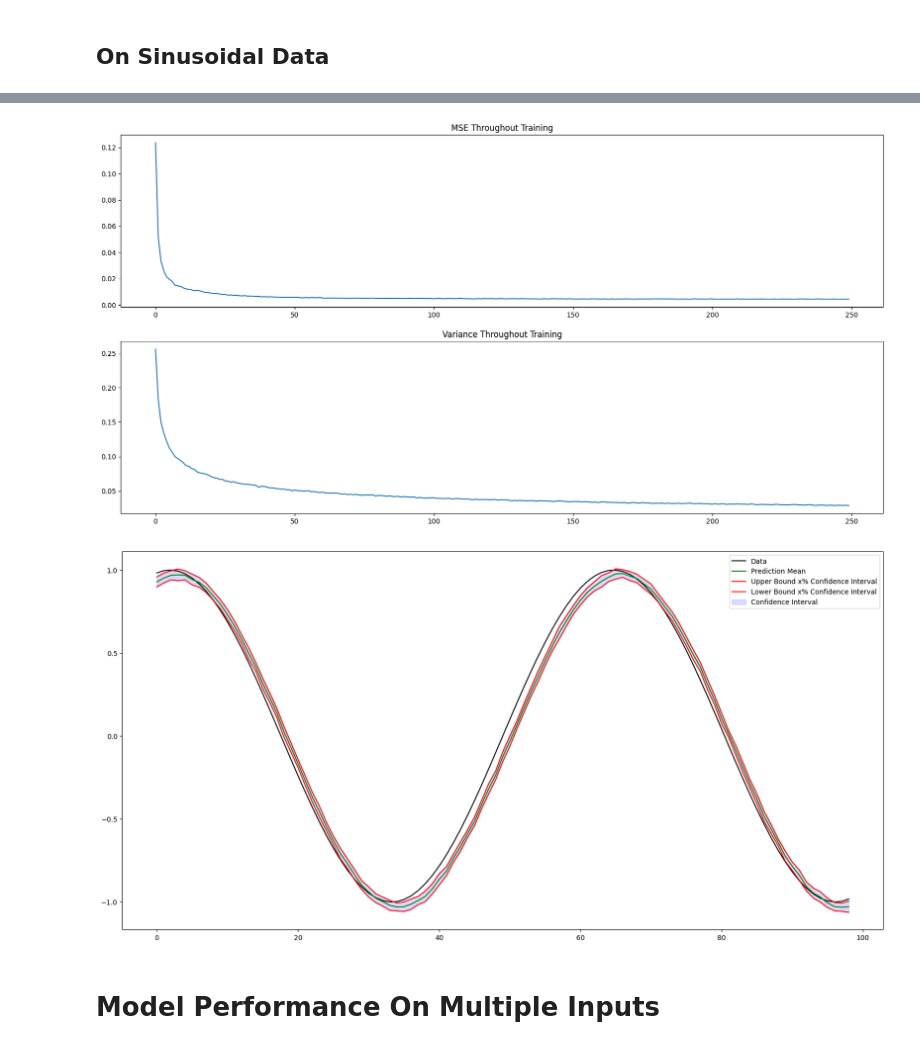
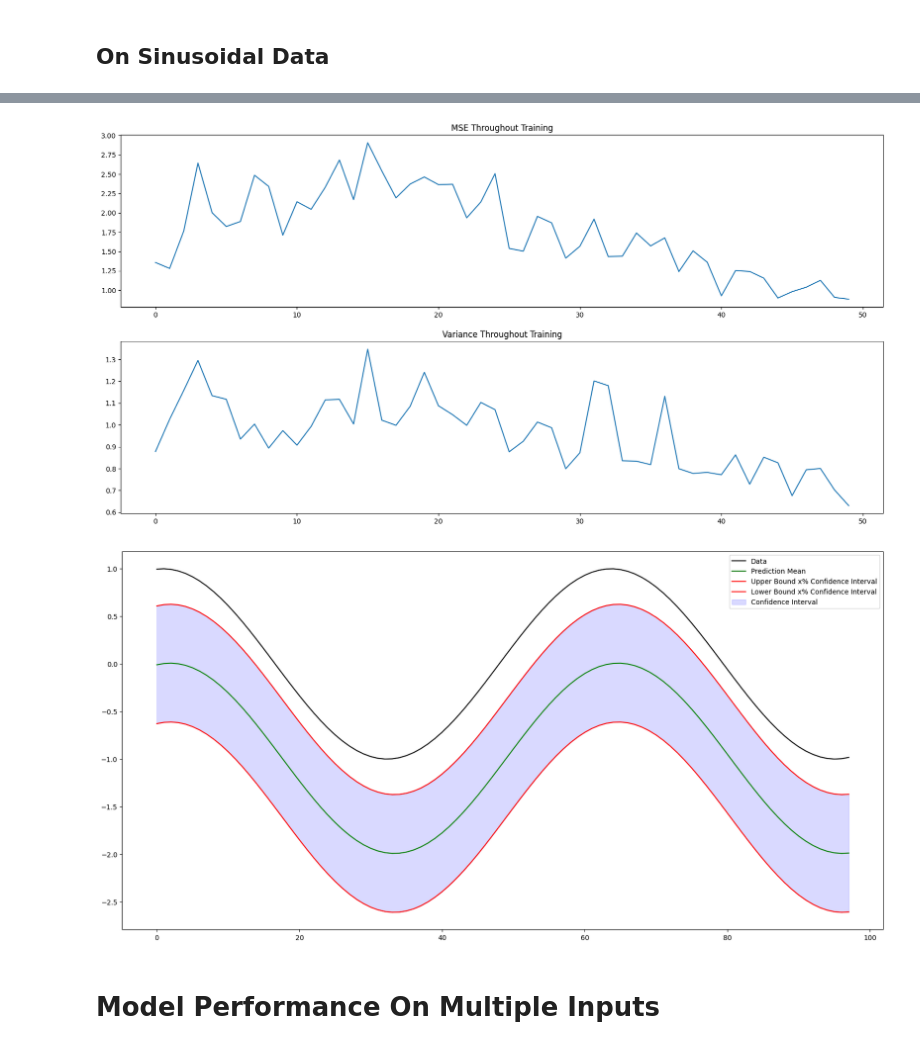
Before and after one commit to bagood/Bayesian-Neural-Network, a Jupyter notebook: test_bnn_for_outlier_detection.ipynb, the cells around one changed output, grey strips where cells are left out. Drawn from its saved outputs; the diff is of its cells as text; code cells hidden in the pictures.

```diff
--- a/test_bnn_for_outlier_detection.ipynb
+++ b/test_bnn_for_outlier_detection.ipynb
@@ -52,16 +73,20 @@ output_layer = [1]
 x_data = np.arange(-5, 5, 0.1)
 y_data = np.sin(x_data)
 
-feature_data = y_data[:-1].reshape(-1, 1, 1)
-target_data = y_data[1:].reshape(-1, 1, 1)
+feature_data = y_data[:-1]
+target_data = y_data[1:]
 
-total_epochs = 250
+total_epochs = 50
 initial_lr = 1e-1
 end_lr = 1e-4
+
+window_size = 1
+error_type = 'mse'
 learning_rate_decay_type = 'exponential'
 # %%
-bnn = bayesian_neural_network(input_layer, hidden_layers, output_layer, feature_data, target_data, initial_lr=initial_lr, end_lr=end_lr)
-bnn.standardize_dataset()
+bnn = bayesian_neural_network(input_layer, hidden_layers, output_layer, feature_data, target_data, error_type, window_size=window_size, initial_lr=initial_lr, end_lr=end_lr)
+bnn.generate_windowed_dataset()
+bnn.standardize_windowed_dataset()
 bnn.generate_m()
 bnn.generate_v()
 # %%
@@ -69,12 +112,11 @@ bnn.train_model(total_epochs, learning_rate_decay_type)
 # %%
 bnn.visualize_performance()
 # %% [output]
-[figure, old version]
+[figure, new version]
 # %%
-bnn.predict_on_seen_data()
 bnn.visualize_predictions_on_seen_data()
 # %% [output]
-[figure, old version]
+[figure, new version]
 # %% [markdown]
 # Model Performance On Multiple Inputs
 # %% [markdown]
```
Also changed, not shown: parts of 27 cells of this notebook, 3 other files.
